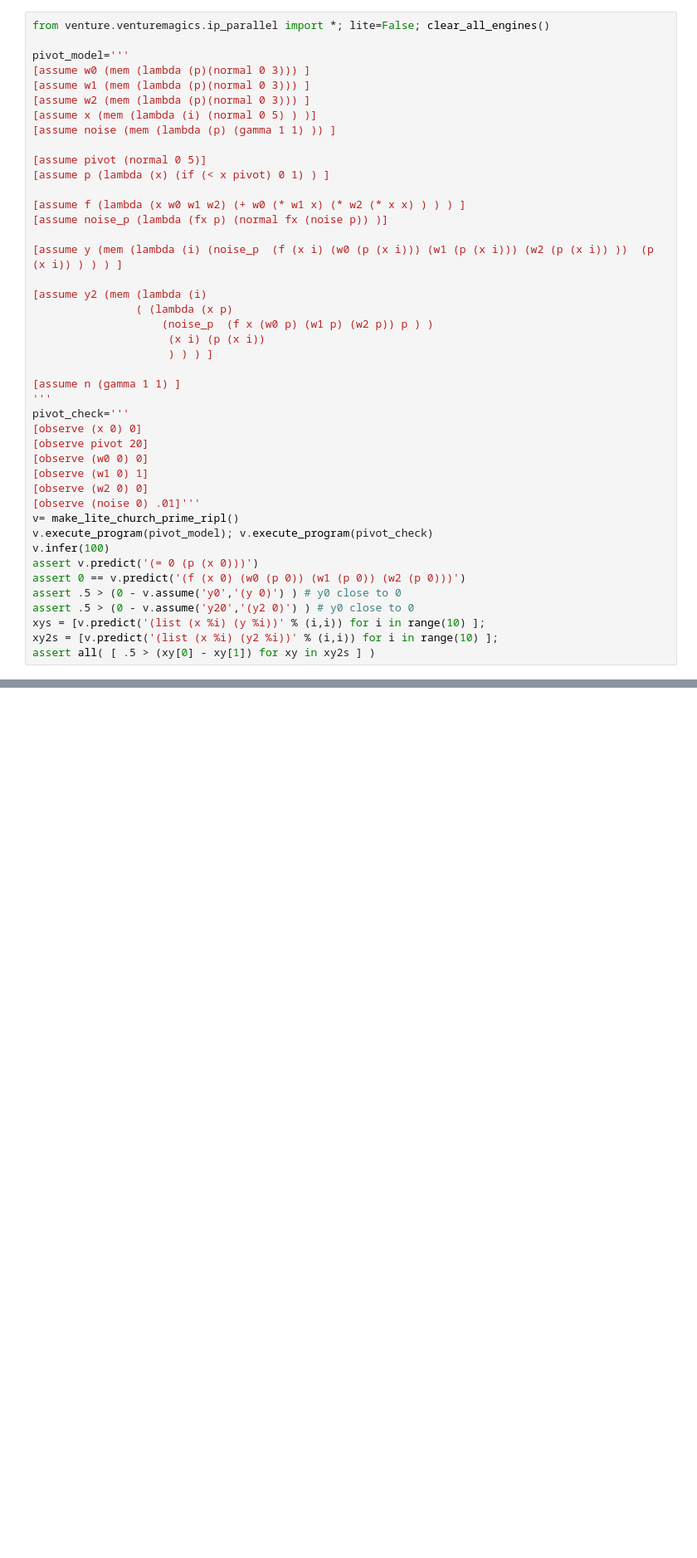
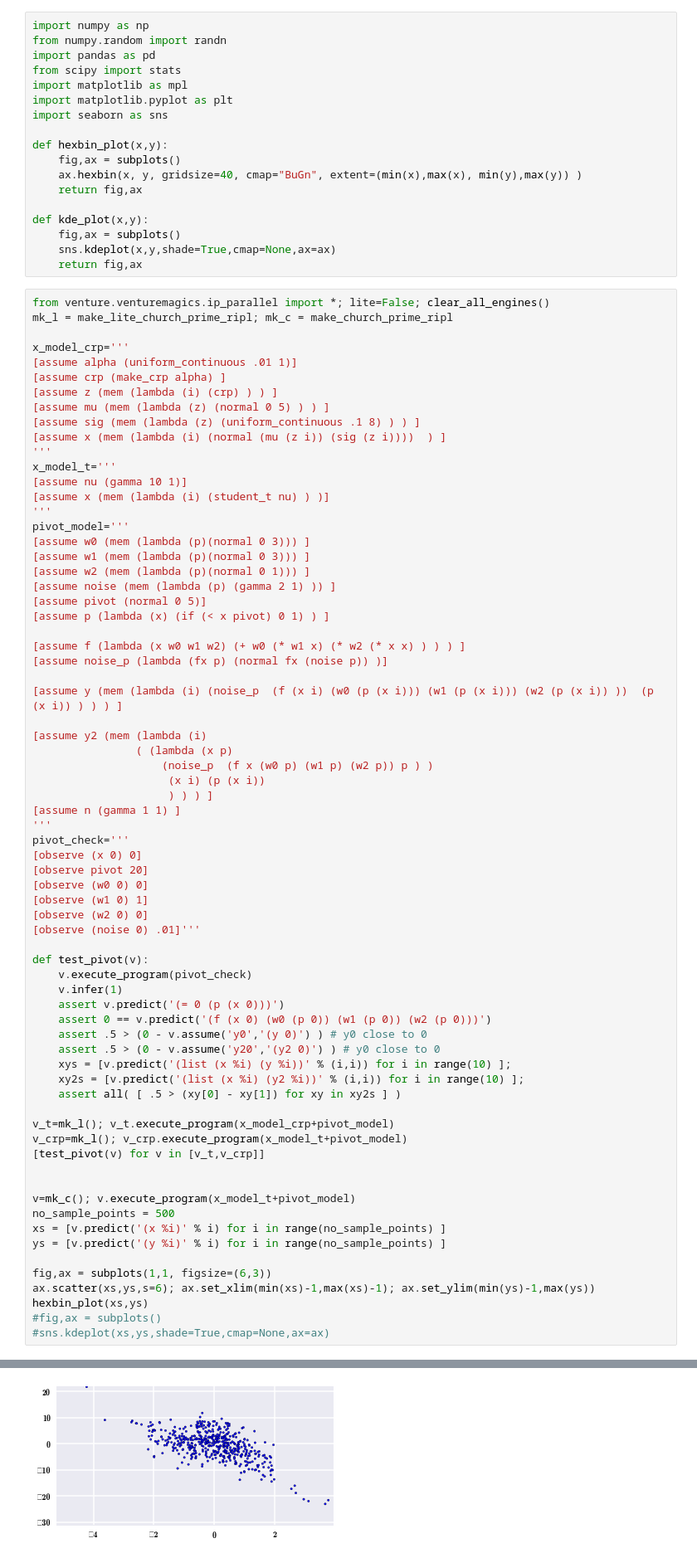
Before and after one commit to owainevans/myunit, a Jupyter notebook: pivot_quad.ipynb, the cells around one changed output, grey strips where cells are left out. Shown at 83% size. Saved outputs shown, nothing was run; the diff lists cells and outputs as text; blank space fills up the shorter version.

```diff
--- a/pivot_quad.ipynb
+++ b/pivot_quad.ipynb
@@ -1,13 +1,42 @@
+# %%
+import numpy as np
+from numpy.random import randn
+import pandas as pd
+from scipy import stats
+import matplotlib as mpl
+import matplotlib.pyplot as plt
+import seaborn as sns
+
+def hexbin_plot(x,y):
+    fig,ax = subplots()
+    ax.hexbin(x, y, gridsize=40, cmap="BuGn", extent=(min(x),max(x), min(y),max(y)) )
+    return fig,ax
+
+def kde_plot(x,y):
+    fig,ax = subplots()
+    sns.kdeplot(x,y,shade=True,cmap=None,ax=ax)
+    return fig,ax
 # %%
 from venture.venturemagics.ip_parallel import *; lite=False; clear_all_engines()
+mk_l = make_lite_church_prime_ripl; mk_c = make_church_prime_ripl
 
+x_model_crp='''
+[assume alpha (uniform_continuous .01 1)]
+[assume crp (make_crp alpha) ]
+[assume z (mem (lambda (i) (crp) ) ) ]
+[assume mu (mem (lambda (z) (normal 0 5) ) ) ]
+[assume sig (mem (lambda (z) (uniform_continuous .1 8) ) ) ]
+[assume x (mem (lambda (i) (normal (mu (z i)) (sig (z i))))  ) ]
+'''
+x_model_t='''
+[assume nu (gamma 10 1)]
+[assume x (mem (lambda (i) (student_t nu) ) )]
+'''
 pivot_model='''
 [assume w0 (mem (lambda (p)(normal 0 3))) ]
 [assume w1 (mem (lambda (p)(normal 0 3))) ]
-[assume w2 (mem (lambda (p)(normal 0 3))) ]
-[assume x (mem (lambda (i) (normal 0 5) ) )]
-[assume noise (mem (lambda (p) (gamma 1 1) )) ]
-
+[assume w2 (mem (lambda (p)(normal 0 1))) ]
+[assume noise (mem (lambda (p) (gamma 2 1) )) ]
 [assume pivot (normal 0 5)]
 [assume p (lambda (x) (if (< x pivot) 0 1) ) ]
 
@@ -21,7 +50,6 @@ pivot_model='''
                     (noise_p  (f x (w0 p) (w1 p) (w2 p)) p ) )
                      (x i) (p (x i))
                      ) ) ) ]
-
 [assume n (gamma 1 1) ]
 '''
 pivot_check='''
@@ -31,13 +59,31 @@ pivot_check='''
 [observe (w1 0) 1]
 [observe (w2 0) 0]
 [observe (noise 0) .01]'''
-v= make_lite_church_prime_ripl()
-v.execute_program(pivot_model); v.execute_program(pivot_check)
-v.infer(100)
-assert v.predict('(= 0 (p (x 0)))')
-assert 0 == v.predict('(f (x 0) (w0 (p 0)) (w1 (p 0)) (w2 (p 0)))')
-assert .5 > (0 - v.assume('y0','(y 0)') ) # y0 close to 0
-assert .5 > (0 - v.assume('y20','(y2 0)') ) # y0 close to 0
-xys = [v.predict('(list (x %i) (y %i))' % (i,i)) for i in range(10) ];
-xy2s = [v.predict('(list (x %i) (y2 %i))' % (i,i)) for i in range(10) ];
-assert all( [ .5 > (xy[0] - xy[1]) for xy in xy2s ] )
+
+def test_pivot(v):
+    v.execute_program(pivot_check)
+    v.infer(1)
+    assert v.predict('(= 0 (p (x 0)))')
+    assert 0 == v.predict('(f (x 0) (w0 (p 0)) (w1 (p 0)) (w2 (p 0)))')
+    assert .5 > (0 - v.assume('y0','(y 0)') ) # y0 close to 0
+    assert .5 > (0 - v.assume('y20','(y2 0)') ) # y0 close to 0
+    xys = [v.predict('(list (x %i) (y %i))' % (i,i)) for i in range(10) ];
+    xy2s = [v.predict('(list (x %i) (y2 %i))' % (i,i)) for i in range(10) ];
+    assert all( [ .5 > (xy[0] - xy[1]) for xy in xy2s ] )
+
+v_t=mk_l(); v_t.execute_program(x_model_crp+pivot_model)
+v_crp=mk_l(); v_crp.execute_program(x_model_t+pivot_model)
+[test_pivot(v) for v in [v_t,v_crp]]
+
+
+v=mk_c(); v.execute_program(x_model_t+pivot_model)
+no_sample_points = 500
+xs = [v.predict('(x %i)' % i) for i in range(no_sample_points) ]
+ys = [v.predict('(y %i)' % i) for i in range(no_sample_points) ]
+
+fig,ax = subplots(1,1, figsize=(6,3))
+ax.scatter(xs,ys,s=6); ax.set_xlim(min(xs)-1,max(xs)-1); ax.set_ylim(min(ys)-1,max(ys))
+hexbin_plot(xs,ys)
+#fig,ax = subplots()
+#sns.kdeplot(xs,ys,shade=True,cmap=None,ax=ax)
+# %% [output]
@@ -43,0 +92 @@ assert all( [ .5 > (xy[0] - xy[1]) for xy in xy2s ] )
+[figure, added]
```
Also changed, not shown: parts of 10 cells of this notebook.
